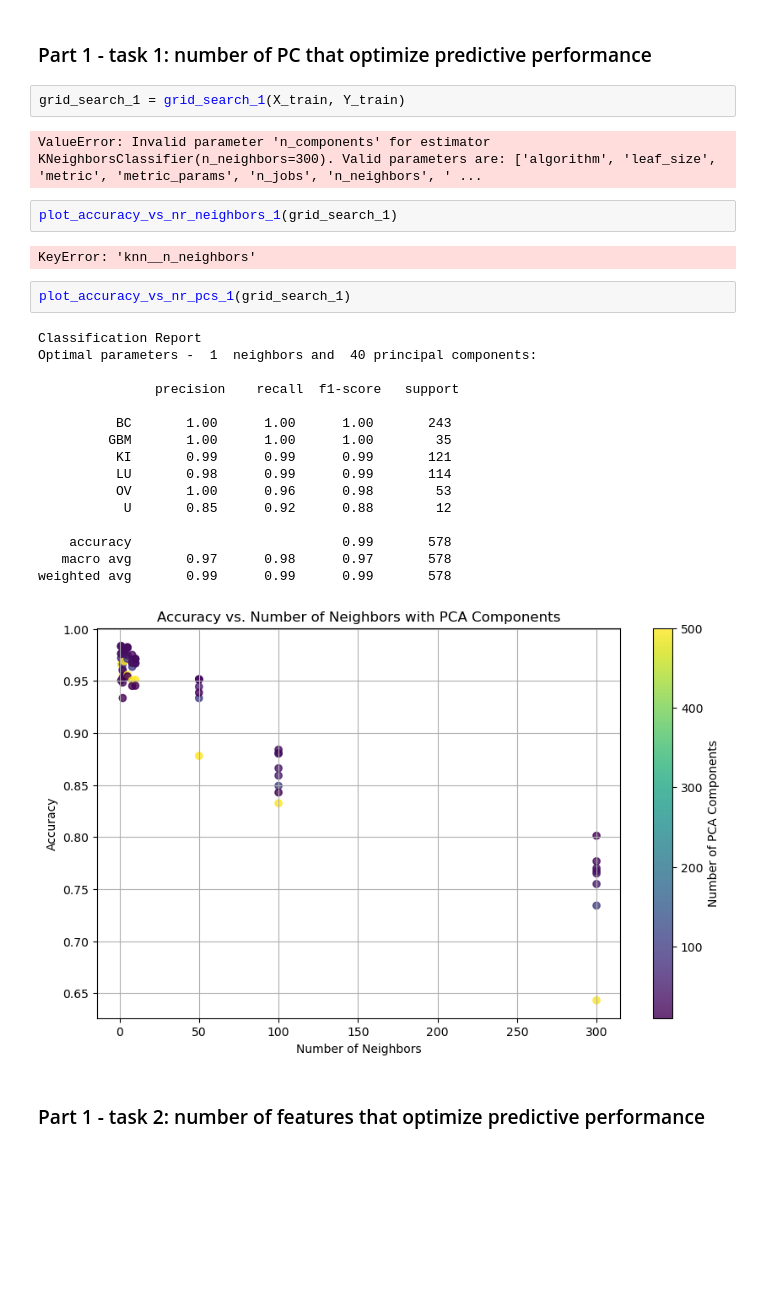
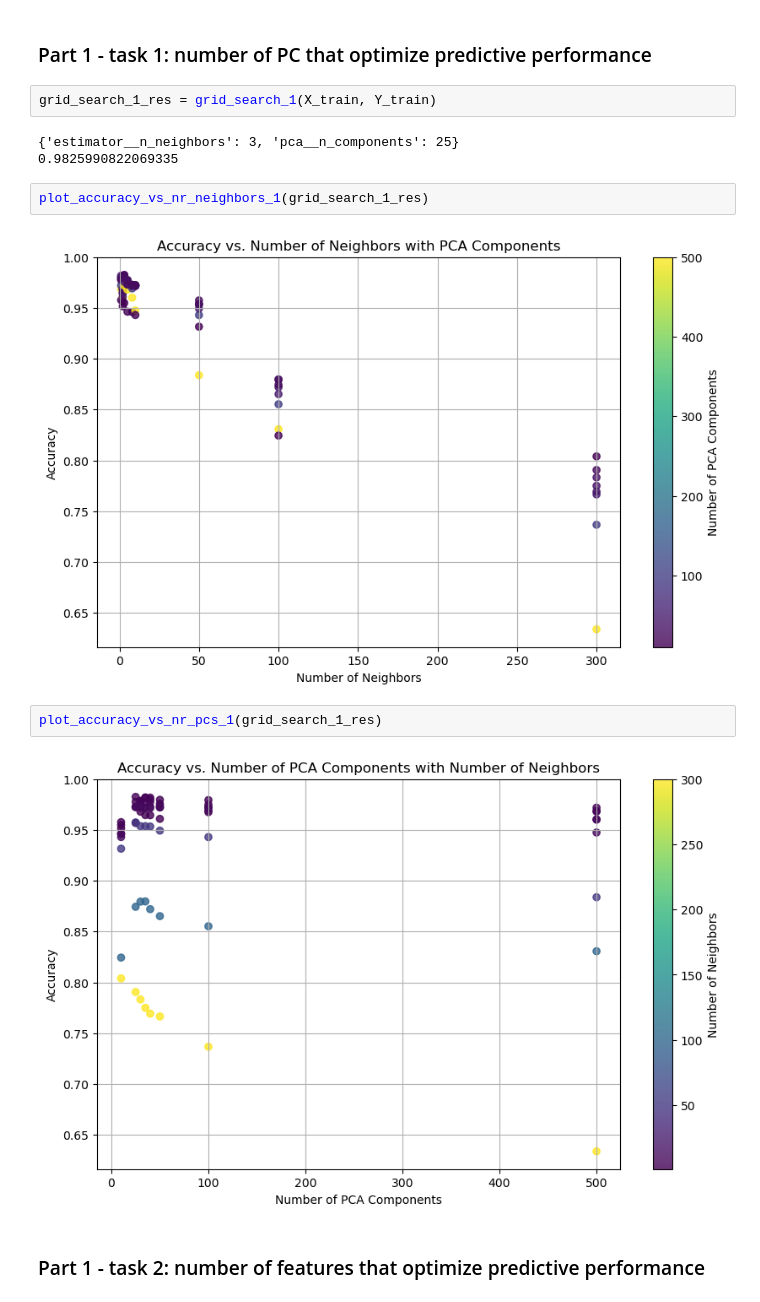
Before and after one commit to lucamodica/statistical-learning-for-big-data, a Jupyter notebook: Project1/test.ipynb, the cells around one changed output. Cells and saved outputs as stored; diff of their text form; blank space fills up the shorter version.

```diff
--- a/Project1/test.ipynb
+++ b/Project1/test.ipynb
@@ -289,32 +289,18 @@ X_train, X_test, Y_train, Y_test = splits()
 # %% [markdown]
 ### Part 1 - task 1: number of PC that optimize predictive performance
 # %%
-grid_search_1 = grid_search_1(X_train, Y_train)
+grid_search_1_res = grid_search_1(X_train, Y_train)
 # %% [output]
-ValueError: Invalid parameter 'n_components' for estimator KNeighborsClassifier(n_neighbors=300). Valid parameters are: ['algorithm', 'leaf_size', 'metric', 'metric_params', 'n_jobs', 'n_neighbors', ' ...
+{'estimator__n_neighbors': 3, 'pca__n_components': 25}
+0.9825990822069335
 # %%
-plot_accuracy_vs_nr_neighbors_1(grid_search_1)
+plot_accuracy_vs_nr_neighbors_1(grid_search_1_res)
 # %% [output]
-KeyError: 'knn__n_neighbors'
+[figure, added]
 # %%
-plot_accuracy_vs_nr_pcs_1(grid_search_1)
+plot_accuracy_vs_nr_pcs_1(grid_search_1_res)
 # %% [output]
-Classification Report
-Optimal parameters -  1  neighbors and  40 principal components:
-
-               precision    recall  f1-score   support
-
-          BC       1.00      1.00      1.00       243
-         GBM       1.00      1.00      1.00        35
-          KI       0.99      0.99      0.99       121
-          LU       0.98      0.99      0.99       114
-          OV       1.00      0.96      0.98        53
-           U       0.85      0.92      0.88        12
-
-    accuracy                           0.99       578
-   macro avg       0.97      0.98      0.97       578
-weighted avg       0.99      0.99      0.99       578
-[figure, old version]
+[figure, new version]
 # %% [markdown]
 ### Part 1 - task 2: number of features that optimize predictive performance
 # %%
```
Also changed, not shown: parts of 17 cells of this notebook.
